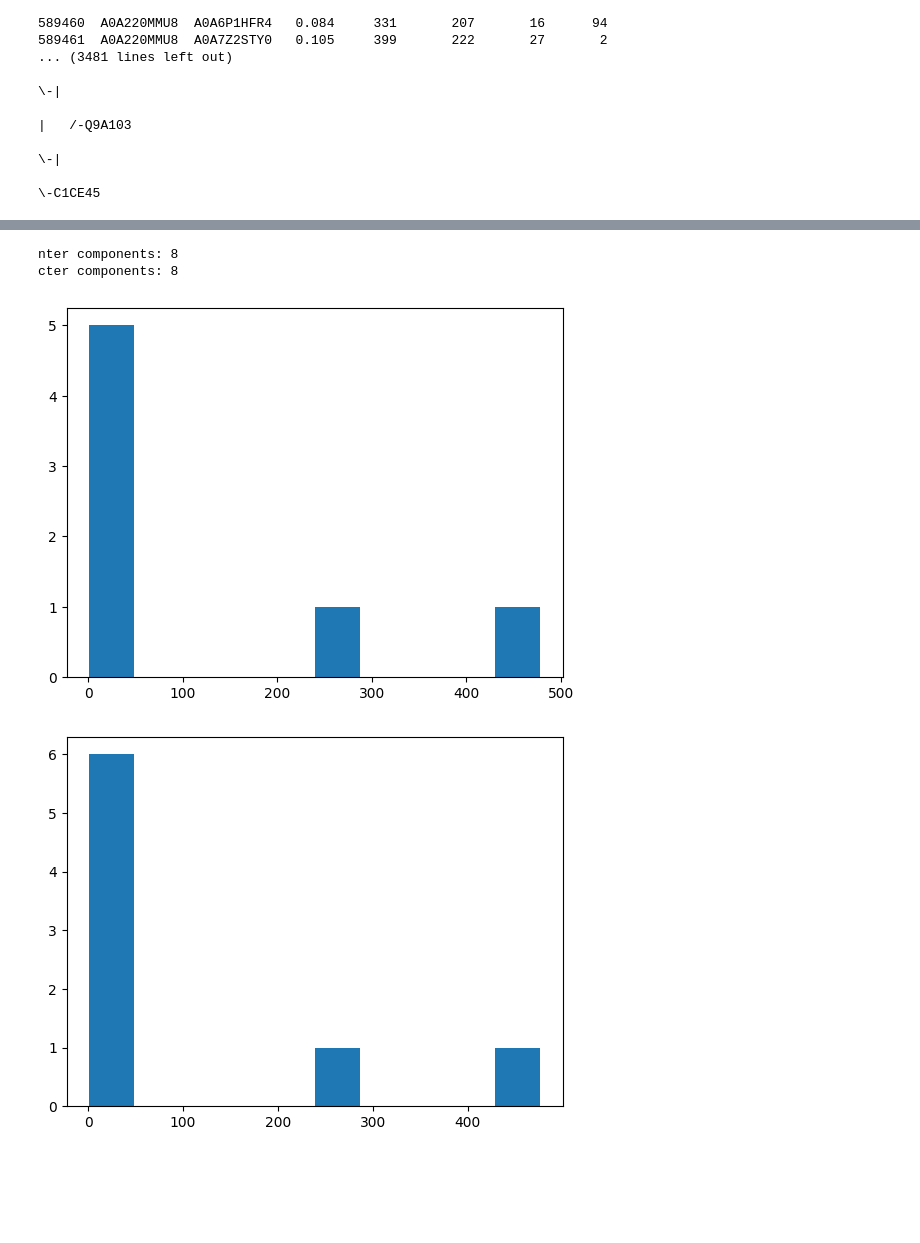
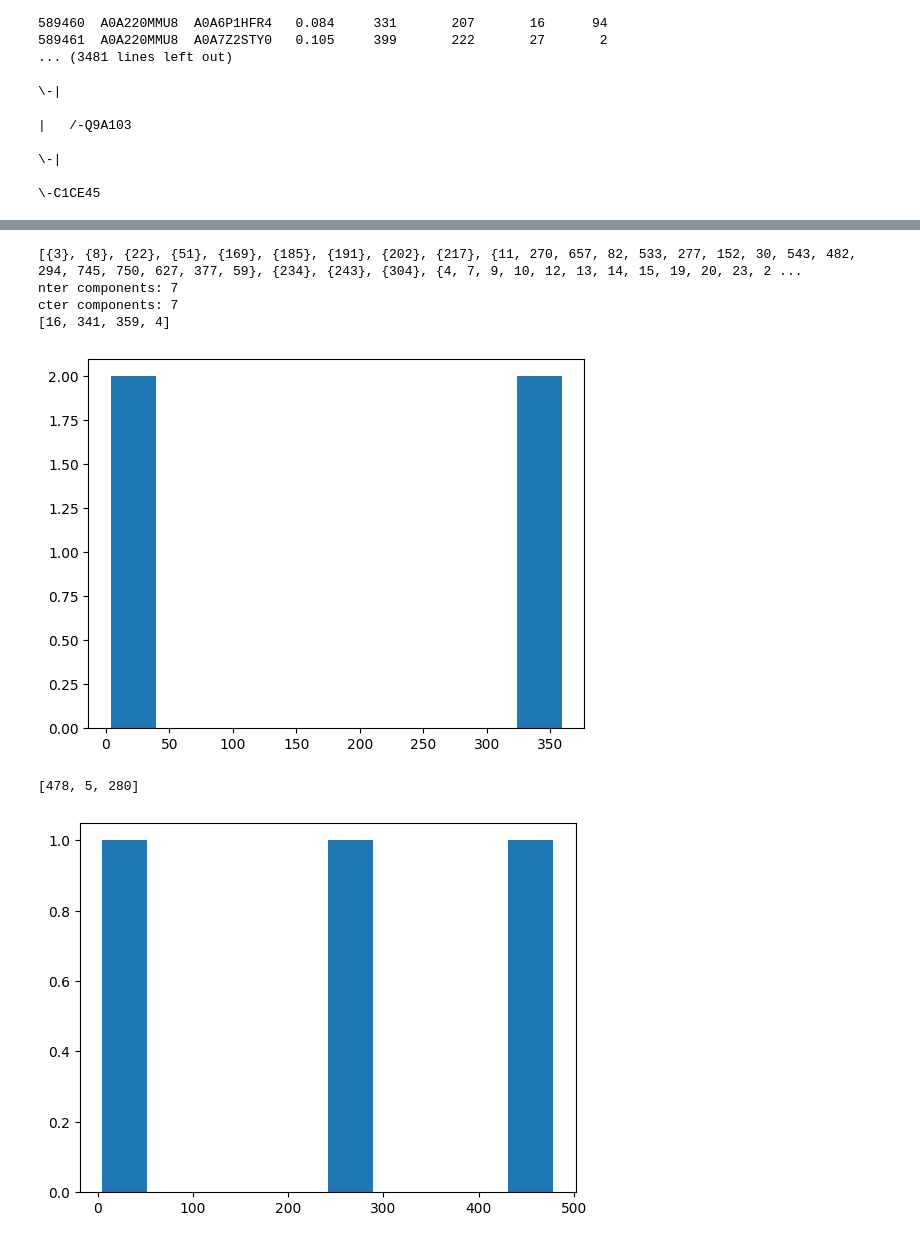
Before and after one commit to DessimozLab/fold_tree, a Jupyter notebook: notebooks/generate_rrnpp_phylo.ipynb, the cells around one changed output, grey strips where cells are left out. Cells and saved outputs as stored; diff of their text form; code cells hidden in the pictures; blank space fills up the shorter version.

```diff
--- a/notebooks/generate_rrnpp_phylo.ipynb
+++ b/notebooks/generate_rrnpp_phylo.ipynb
@@ -184,24 +184,42 @@ ntermat[ntermat > .99] = 0
 # %%
 
 #make a networkx graph
 cterG = nx.from_numpy_array(ctermat)
 nterG = nx.from_numpy_array(ntermat)
-Ccommunities = list(nx.community.louvain_communities(cterG))
-Ncommunities = list(nx.community.louvain_communities(cterG))
+Ccommunities = nx.community.louvain_communities(cterG)
+print(Ccommunities)
+Ncommunities = nx.community.louvain_communities(nterG)
 
 #print the number of connected components
 print('nter components: ' + str(len(Ncommunities)))
 print('cter components: ' + str(len(Ncommunities)))
 
-print([ len(i) for i in Ccommunities ] )
-plt.hist( [ len(i) for i in Ccommunities ] , bins = 10)
+print([ len(i) for i in Ccommunities if len(i)> 1] )
+plt.hist( [ len(i) for i in Ccommunities if len(i)> 1 ] , bins = 10)
 plt.show()
 
-print([ len(i) for i in Ncommunities ] )
-plt.hist( [ len(i) for i in Ncommunities ] , bins = 10)
+print([ len(i) for i in Ncommunities if len(i)> 1] )
+plt.hist( [ len(i) for i in Ncommunities if len(i)> 1  ] , bins = 10)
 plt.show()
+
+#add a community attribute to each node in the graph
+for i in range(len(Ccommunities)):
+    if len(Ccommunities[i]) == 1:
+        cterG.nodes[list(Ccommunities[i])[0]]['community'] = -1
+    else:
+        for j in Ccommunities[i]:
+            cterG.nodes[j]['community'] = i
+for i in range(len(Ncommunities)):
+    if len(Ncommunities[i]) == 1:
+        nterG.nodes[list(Ncommunities[i])[0]]['community'] = -1
+    else:
+        for j in Ncommunities[i]:
+            nterG.nodes[j]['community'] = i
 # %% [output]
-nter components: 8
-cter components: 8
+[{3}, {8}, {22}, {51}, {169}, {185}, {191}, {202}, {217}, {11, 270, 657, 82, 533, 277, 152, 30, 543, 482, 294, 745, 750, 627, 377, 59}, {234}, {243}, {304}, {4, 7, 9, 10, 12, 13, 14, 15, 19, 20, 23, 2 ...
+nter components: 7
+cter components: 7
+[16, 341, 359, 4]
-[figure, old version]
+[figure, new version]
+[478, 5, 280]
-[figure, old version]
+[figure, new version]
```
Also changed, not shown: parts of 2 cells of this notebook, 1 other file.
